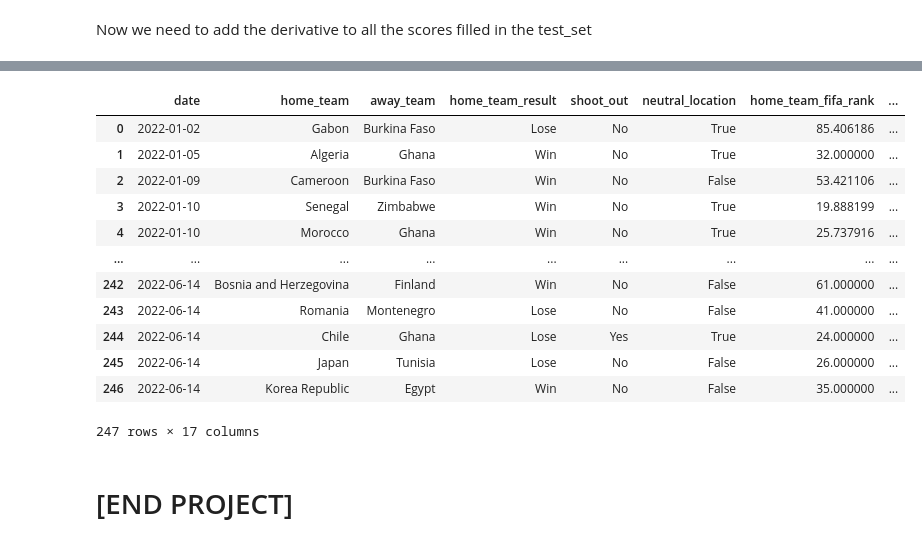
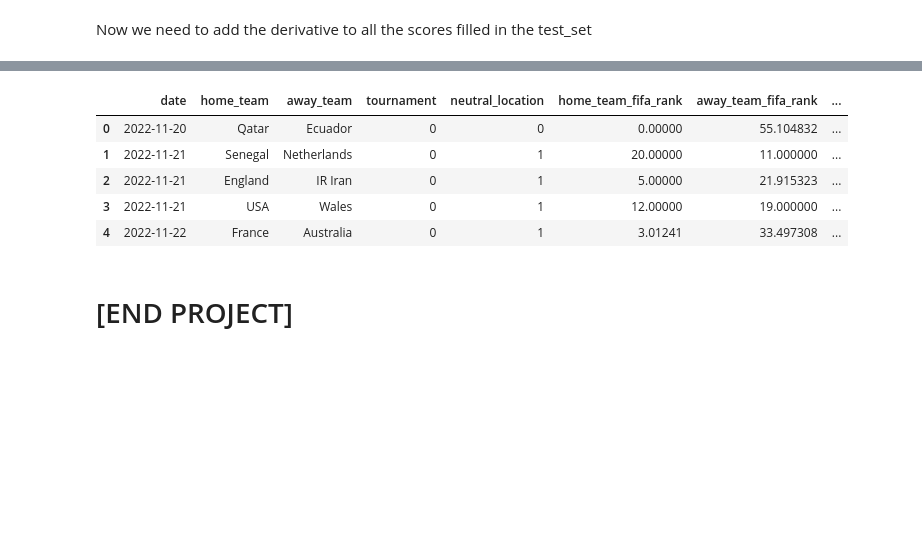
Before and after one commit to rasensiod/ML_Qatar22, a Jupyter notebook: Team3/MLProject_vT3.ipynb, the cells around one changed output, grey strips where cells are left out. Drawn from its saved outputs; the diff is of its cells as text; code cells hidden in the pictures; blank space fills up the shorter version.

```diff
--- a/Team3/MLProject_vT3.ipynb
+++ b/Team3/MLProject_vT3.ipynb
@@ -1640,9 +1622,11 @@ array(['Albania', 'Algeria', 'Angola', 'Argentina', 'Armenia',
 # %%
+# Execute above function for all countries. DO NOT RUN TWICE
 for i in countries_test_set:
 
     if i != 'Suriname':
-        update_pred_data(i)
-test_set = pred_data
+        update_test_data(i)
+
+test_set.to_csv('test_out_2.csv')
 # %%
 # Calculate differentials for countries in test_set
 ref_date = dt.date(2019, 1, 1)
@@ -1761,2 +1748,16 @@ def update_scores_derivatives(country, j):
             a += 1
     else: None
+# %%
+j = 1
+for i in countries_test_set:
+
+    if i != 'Suriname':
+
+        update_scores_derivatives(i, j)
+        j += 1
+
+    else: None
+
+# Save w/ different name to distinguish from pred
+test_set_final = test_set
+test_set_final
@@ -1762,0 +1780,3 @@ def update_scores_derivatives(country, j):
+# %%
+test_set = pred_data1
+test_set
@@ -1763,23 +1851,26 @@ def update_scores_derivatives(country, j):
+# %%
+first_date = np.array([])
+for i in countries_22_clean:
+    team_set = test_set.loc[((test_set['home_team'] == i) | (test_set['away_team'] == i))]
+    team_date = team_set['date'].head(1)
+    first_date = np.append(first_date, team_date)
 # %%
 j = 1
-for i in countries_test_set:
+for i in countries_22_clean:
+    if i != 'Qatar':
 
-    update_scores_derivatives(i, j)
-    j += 1
-test_set
+        update_scores_derivatives(i, j)
+        j += 1
+
+    else: None
+
+test_set.head()
 # %% [output]
-|  | date | home_team | away_team | home_team_result | shoot_out | neutral_location | home_team_fifa_rank | ... |
-| 0 | 2022-01-02 | Gabon | Burkina Faso | Lose | No | True | 85.406186 | ... |
-| 1 | 2022-01-05 | Algeria | Ghana | Win | No | True | 32.000000 | ... |
-| 2 | 2022-01-09 | Cameroon | Burkina Faso | Win | No | False | 53.421106 | ... |
-| 3 | 2022-01-10 | Senegal | Zimbabwe | Win | No | True | 19.888199 | ... |
-| 4 | 2022-01-10 | Morocco | Ghana | Win | No | True | 25.737916 | ... |
-| ... | ... | ... | ... | ... | ... | ... | ... | ... |
-| 242 | 2022-06-14 | Bosnia and Herzegovina | Finland | Win | No | False | 61.000000 | ... |
-| 243 | 2022-06-14 | Romania | Montenegro | Lose | No | False | 41.000000 | ... |
-| 244 | 2022-06-14 | Chile | Ghana | Lose | Yes | True | 24.000000 | ... |
-| 245 | 2022-06-14 | Japan | Tunisia | Lose | No | False | 26.000000 | ... |
-| 246 | 2022-06-14 | Korea Republic | Egypt | Win | No | False | 35.000000 | ... |
+|  | date | home_team | away_team | tournament | neutral_location | home_team_fifa_rank | away_team_fifa_rank | ... |
+| 0 | 2022-11-20 | Qatar | Ecuador | 0 | 0 | 0.00000 | 55.104832 | ... |
+| 1 | 2022-11-21 | Senegal | Netherlands | 0 | 1 | 20.00000 | 11.000000 | ... |
+| 2 | 2022-11-21 | England | IR Iran | 0 | 1 | 5.00000 | 21.915323 | ... |
+| 3 | 2022-11-21 | USA | Wales | 0 | 1 | 12.00000 | 19.000000 | ... |
+| 4 | 2022-11-22 | France | Australia | 0 | 1 | 3.01241 | 33.497308 | ... |
-247 rows × 17 columns
 # %% [markdown]
 # [END PROJECT]
```
Also changed, not shown: parts of 22 cells of this notebook, 3 other files.
